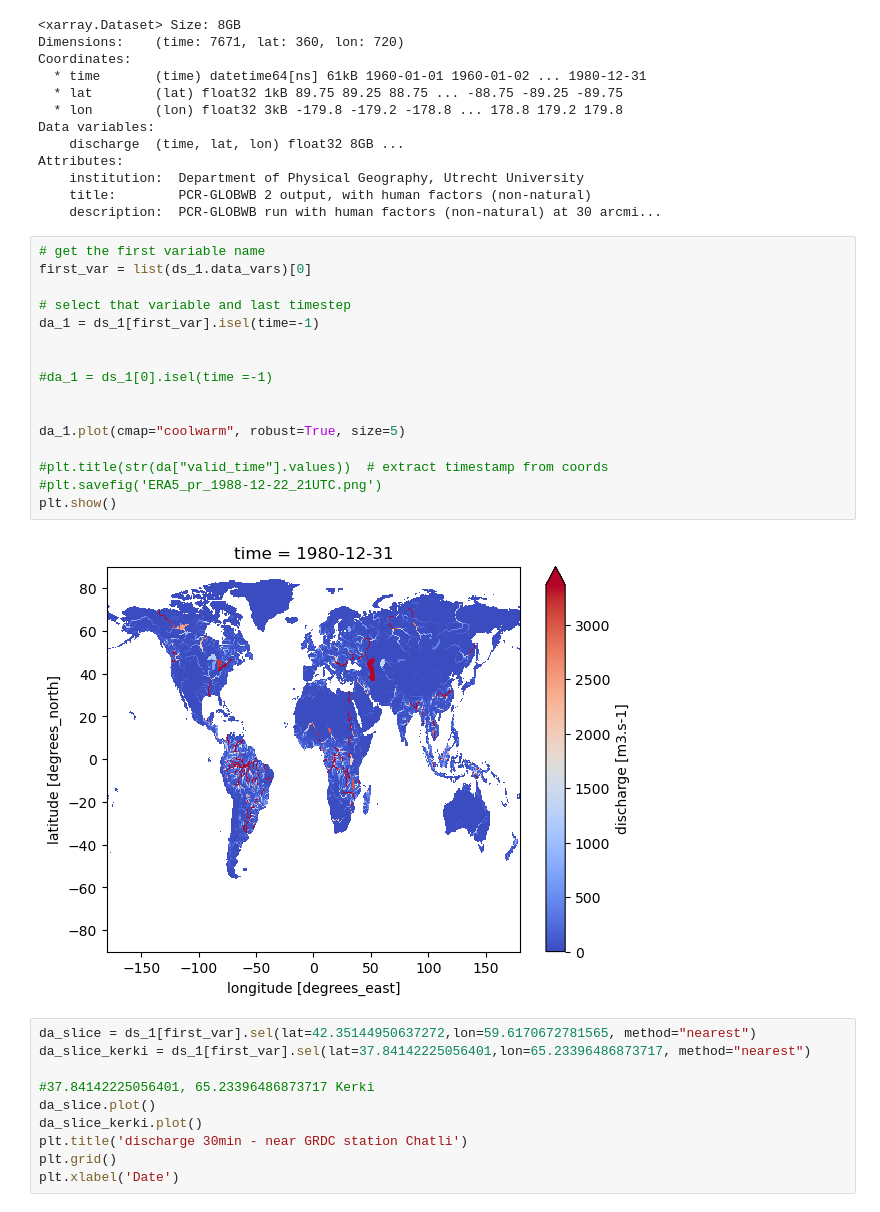
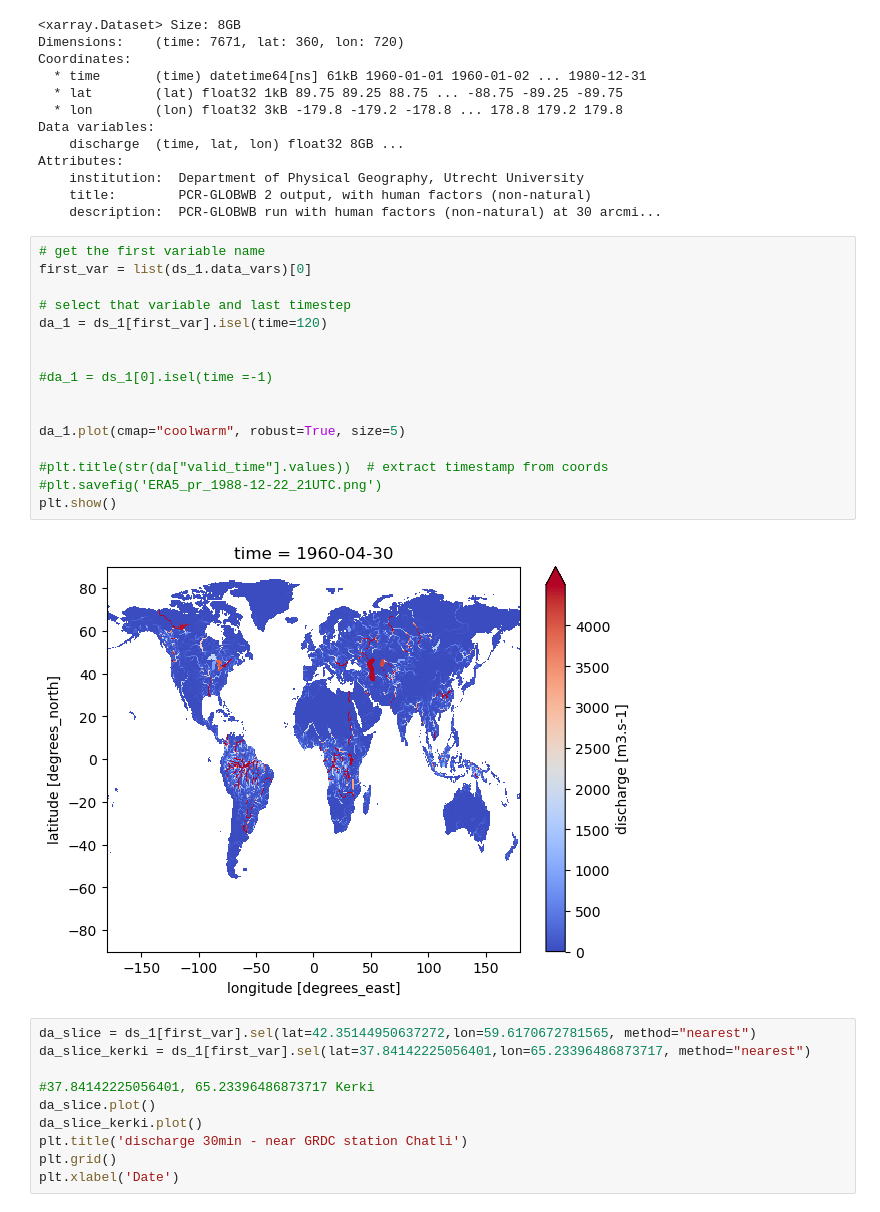
Before and after one commit to andrevdv/MSc_AralSea, a Jupyter notebook: book/thesis_projects/MSc/2025_Q1_AndreVanDerVeen_CEG/work_in_progress/Images_etc/PCRaster_tests.ipynb, the cells around one changed output. Cells and saved outputs as stored; diff of their text form.

```diff
--- a/book/thesis_projects/MSc/2025_Q1_AndreVanDerVeen_CEG/work_in_progress/Images_etc/PCRaster_tests.ipynb
+++ b/book/thesis_projects/MSc/2025_Q1_AndreVanDerVeen_CEG/work_in_progress/Images_etc/PCRaster_tests.ipynb
@@ -28,21 +29,21 @@ Attributes:
 # %%
 # get the first variable name
 first_var = list(ds_1.data_vars)[0]
 
 # select that variable and last timestep
-da_1 = ds_1[first_var].isel(time=-1)
+da_1 = ds_1[first_var].isel(time=120)
 
 
 #da_1 = ds_1[0].isel(time =-1)
 
 
 da_1.plot(cmap="coolwarm", robust=True, size=5)
 
 #plt.title(str(da["valid_time"].values))  # extract timestamp from coords
 #plt.savefig('ERA5_pr_1988-12-22_21UTC.png')
 plt.show()
 # %% [output]
-[figure, old version]
+[figure, new version]
 # %%
 da_slice = ds_1[first_var].sel(lat=42.35144950637272,lon=59.6170672781565, method="nearest")
 da_slice_kerki = ds_1[first_var].sel(lat=37.84142225056401,lon=65.23396486873717, method="nearest")
```
Also changed, not shown: parts of 5 cells of this notebook, 2 other files.
